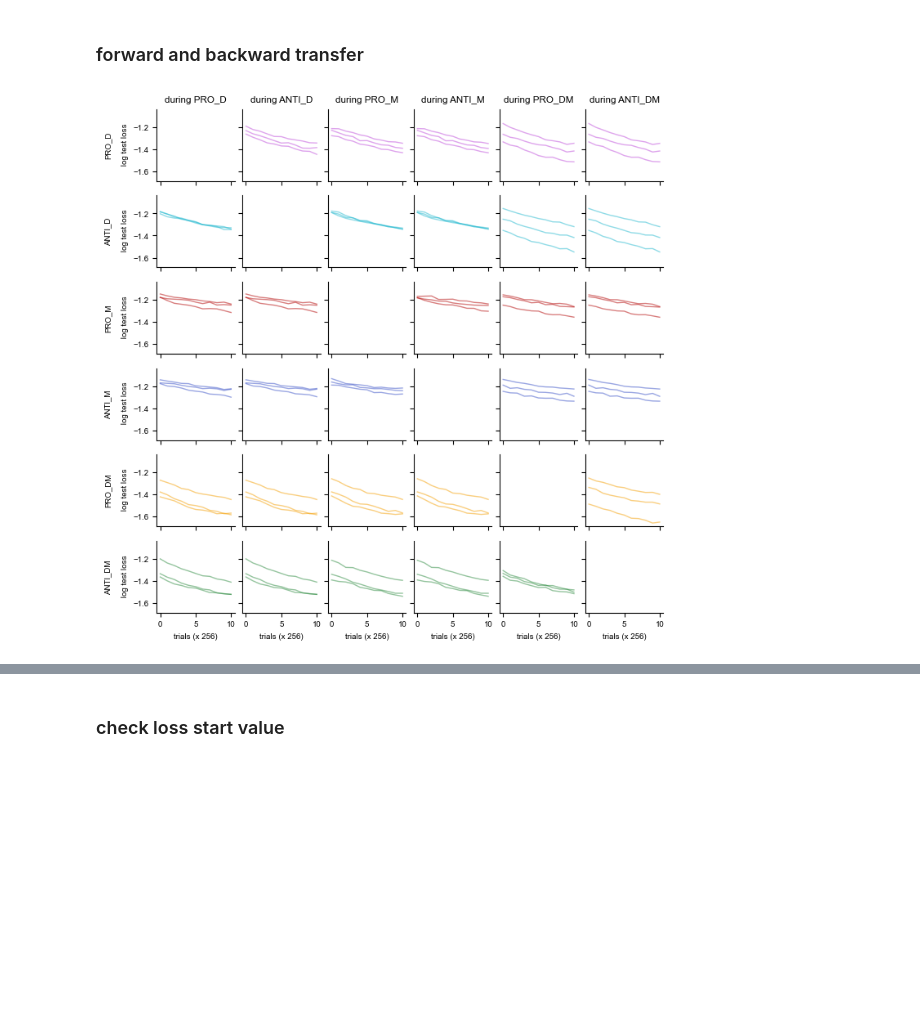
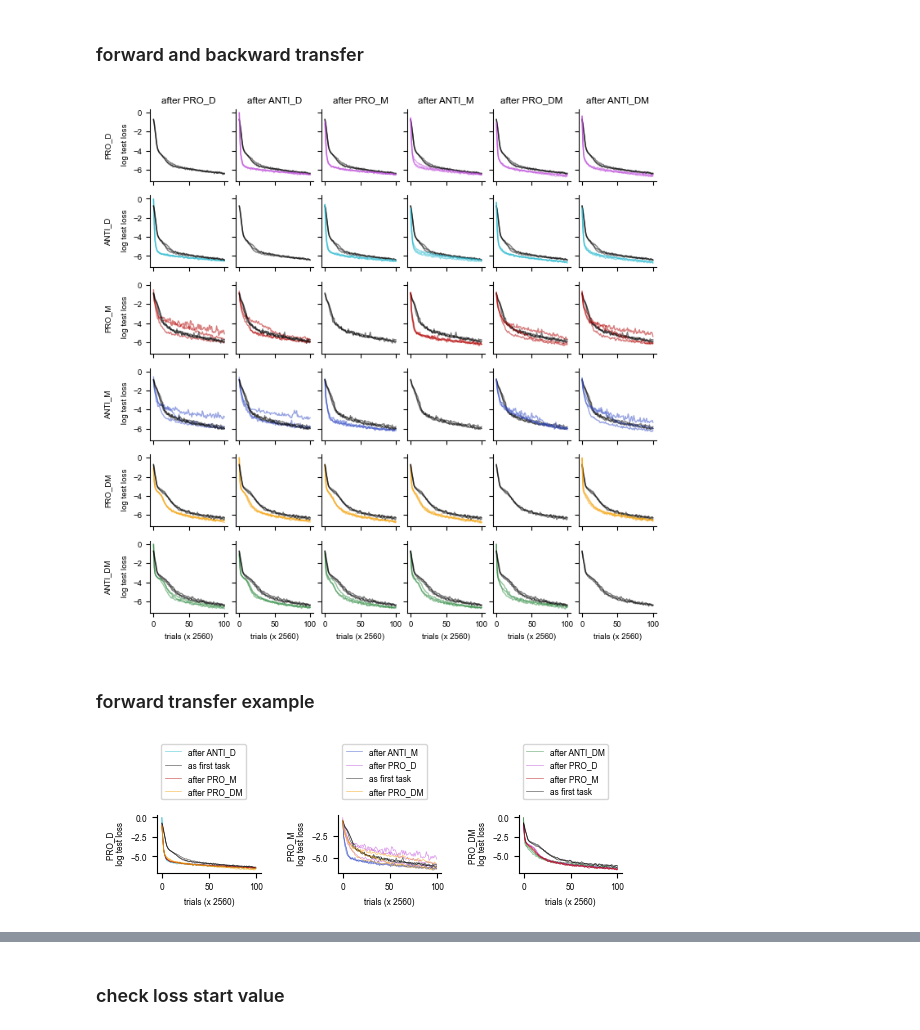
Before and after one commit to hzshan/context_inference_rnn, a Jupyter notebook: train.ipynb, the cells around one changed output, grey strips where cells are left out. Cells and saved outputs as stored; diff of their text form; code cells hidden in the pictures; blank space fills up the shorter version.

```diff
--- a/train.ipynb
+++ b/train.ipynb
@@ -111,7 +118,7 @@ fig.savefig(f'./figures/task_order_performance.png', bbox_inches='tight')
 # %% [markdown]
 ### forward and backward transfer
 # %%
-check_type = ['forward', 'backward'][1]
+check_type = ['forward', 'backward'][0]
 task_list_name_fn = lambda cur_task_list: ''.join([cur.split('_')[0][0] + cur.split('_')[1].lower() for cur in cur_task_list])
 all_task_list = ['PRO_D', 'ANTI_D', 'PRO_M', 'ANTI_M', 'PRO_DM', 'ANTI_DM']
 nonlin_str = '_relu'
@@ -160,4 +167,38 @@ for ax in axes[-1]:
     ax.set_xlabel('trials (x {})'.format(int(256 * config['ckpt_step'])))
 fig.savefig(f'./figures/{check_type}_transfer{nitr_str}.png', bbox_inches='tight')
 # %% [output]
-[figure, old version]
+[figure, new version]
+# %% [markdown]
+### forward transfer example
+# %%
+plt.rcParams.update({'font.size': 6,})
+task_list_name_fn = lambda cur_task_list: ''.join([cur.split('_')[0][0] + cur.split('_')[1].lower() for cur in cur_task_list])
+nonlin_str = '_relu'
+task2_list = ['PRO_D', 'PRO_M', 'PRO_DM']
+fig, axes = plt.subplots(1, len(task2_list), figsize=(2 * len(task2_list), 0.75))
+fig.subplots_adjust(wspace=0.75, hspace=0.2)
+for task2, ax in zip(task2_list, axes):
+    task1_list = [task2.replace('PRO', 'ANTI')] + ['PRO_D', 'PRO_M', 'PRO_DM']
+    for task1 in task1_list:
+        cur_task_list = [task1] if task1 == task2 else [task1, task2]
+        cur_task_str = task_list_name_fn(cur_task_list)
+        for seed in range(3):
+            save_name = f'cxtrnn_seq_v2_gating3_ioZ{nonlin_str}_{cur_task_str}_tskm512_sd{seed}'
+            config = load_config(save_name)
+            config['retrain'] = False
+            model, tr_loss_arr, ts_loss_arr, ts_perf_arr = train_cxtrnn_sequential(**config)
+            n_ckpt = int(config['num_iter'] / config['ckpt_step'])
+            plot_y = np.log(ts_loss_arr)
+            plot_y = plot_y[0] if task1 == task2 else plot_y[1][n_ckpt:]
+            color = color_dict[task1] if len(config['task_list']) > 1 else 'k'
+            label = f'after {task1}' if len(config['task_list']) > 1 else 'as first task'
+            label_kwargs = {} if seed != 0 else dict(label=label)
+            ax.plot(plot_y, color=color, alpha=0.6, linewidth=0.5, **label_kwargs)
+    ax.legend(loc='center left', bbox_to_anchor=(0, 1.75))
+    ax.set_ylabel(f'{task2} \n log test loss')
+    ax.spines[['top', 'right']].set_visible(False)
+    ax.set_xlabel('trials (x {})'.format(int(config['batch_size'] * config['ckpt_step'])))
+fig_name = f'./figures/forward_transfer_example.png'
+fig.savefig(fig_name.replace('.png', '.pdf'), bbox_inches='tight')
+# %% [output]
+[figure, added]
```
Also changed, not shown: parts of 16 cells of this notebook, 3 other files.
